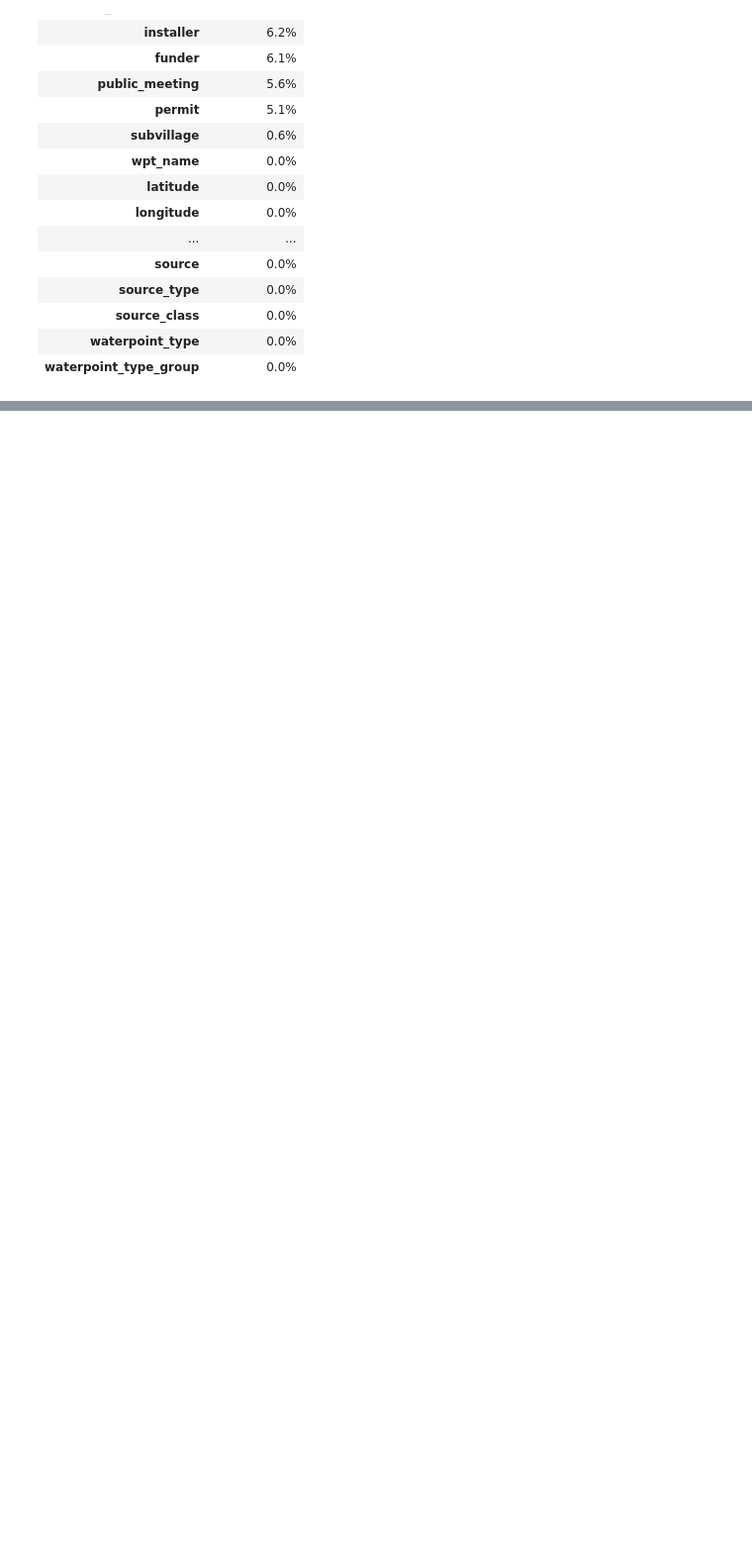
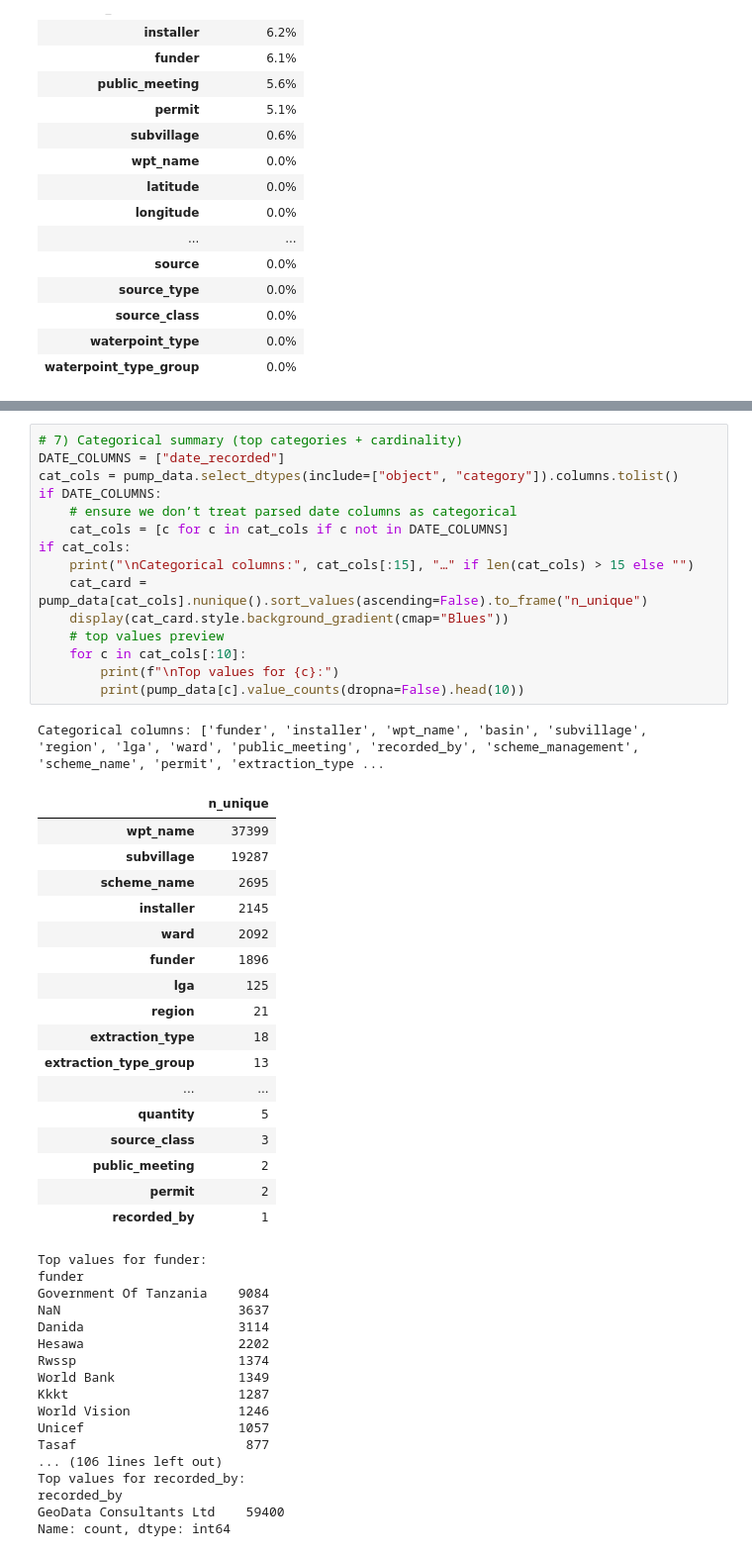
Before and after one commit to floranuta/Data_Circle, a Jupyter notebook: notebooks/Ticket111_LoadExam_Colab.ipynb, the cells around one changed output, grey strips where cells are left out. Shown at 99% size. Drawn from its saved outputs; the diff is of its cells as text; blank space fills up the shorter version.

```diff
--- a/notebooks/Ticket111_LoadExam_Colab.ipynb
+++ b/notebooks/Ticket111_LoadExam_Colab.ipynb
@@ -94,0 +121,51 @@ display(null_pct.style.background_gradient(cmap="Reds").format("{:.1%}"))
+# %%
+# 7) Categorical summary (top categories + cardinality)
+DATE_COLUMNS = ["date_recorded"]
+cat_cols = pump_data.select_dtypes(include=["object", "category"]).columns.tolist()
+if DATE_COLUMNS:
+    # ensure we don’t treat parsed date columns as categorical
+    cat_cols = [c for c in cat_cols if c not in DATE_COLUMNS]
+if cat_cols:
+    print("\nCategorical columns:", cat_cols[:15], "…" if len(cat_cols) > 15 else "")
+    cat_card = pump_data[cat_cols].nunique().sort_values(ascending=False).to_frame("n_unique")
+    display(cat_card.style.background_gradient(cmap="Blues"))
+    # top values preview
+    for c in cat_cols[:10]:
+        print(f"\nTop values for {c}:")
+        print(pump_data[c].value_counts(dropna=False).head(10))
+# %% [output]
+Categorical columns: ['funder', 'installer', 'wpt_name', 'basin', 'subvillage', 'region', 'lga', 'ward', 'public_meeting', 'recorded_by', 'scheme_management', 'scheme_name', 'permit', 'extraction_type ...
+|  | n_unique |
+| wpt_name | 37399 |
+| subvillage | 19287 |
+| scheme_name | 2695 |
+| installer | 2145 |
+| ward | 2092 |
+| funder | 1896 |
+| lga | 125 |
+| region | 21 |
+| extraction_type | 18 |
+| extraction_type_group | 13 |
+| ... | ... |
+| quantity | 5 |
+| source_class | 3 |
+| public_meeting | 2 |
+| permit | 2 |
+| recorded_by | 1 |
+Top values for funder:
+funder
+Government Of Tanzania    9084
+NaN                       3637
+Danida                    3114
+Hesawa                    2202
+Rwssp                     1374
+World Bank                1349
+Kkkt                      1287
+World Vision              1246
+Unicef                    1057
+Tasaf                      877
+... (106 lines left out)
+Top values for recorded_by:
+recorded_by
+GeoData Consultants Ltd    59400
+Name: count, dtype: int64
```
Also changed, not shown: parts of 4 cells of this notebook.
